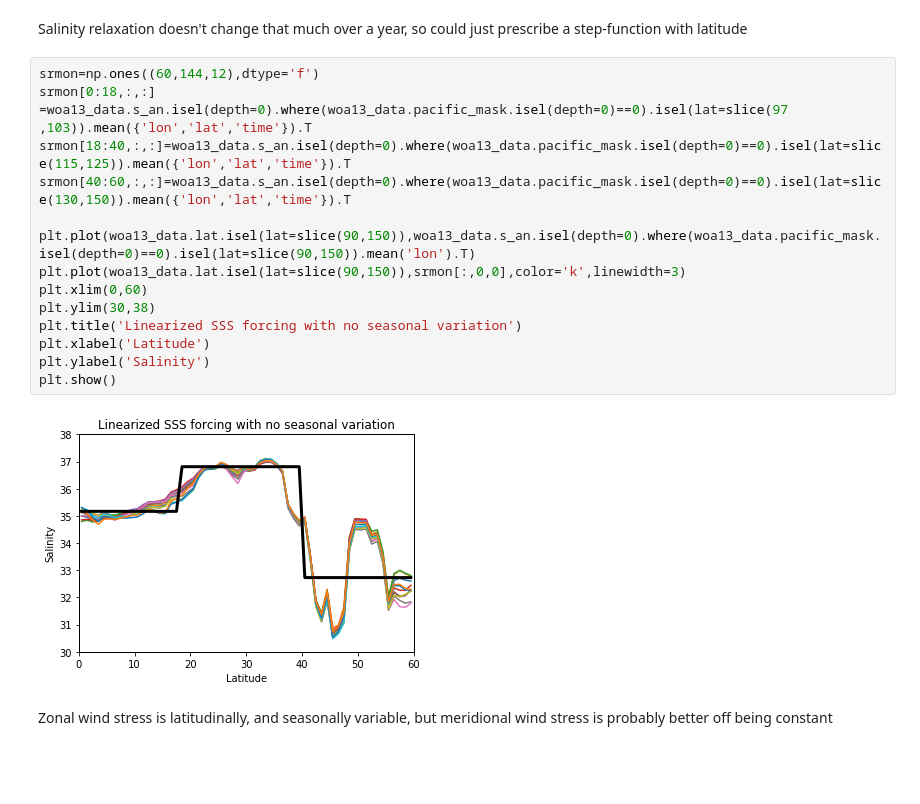
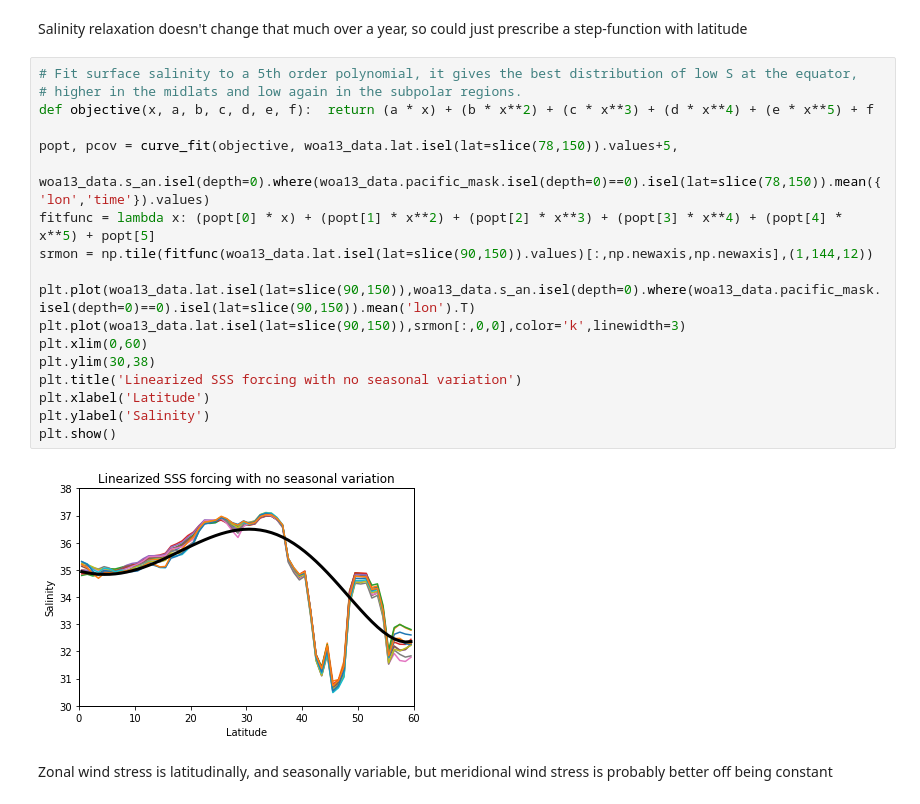
Before and after one commit to seamanticscience/Box_model, a Jupyter notebook: inpb.ipynb, the cells around one changed output. Cells and saved outputs as stored; diff of their text form; blank space fills up the shorter version.

Commit message:
Revise salinity relaxation for smoother field

```diff
--- a/inpb.ipynb
+++ b/inpb.ipynb
@@ -183,21 +186,25 @@ plt.show()
 # %% [markdown]
 Salinity relaxation doesn't change that much over a year, so could just prescribe a step-function with latitude
 # %%
-srmon=np.ones((60,144,12),dtype='f')
-srmon[0:18,:,:] =woa13_data.s_an.isel(depth=0).where(woa13_data.pacific_mask.isel(depth=0)==0).isel(lat=slice(97 ,103)).mean({'lon','lat','time'}).T
-srmon[18:40,:,:]=woa13_data.s_an.isel(depth=0).where(woa13_data.pacific_mask.isel(depth=0)==0).isel(lat=slice(115,125)).mean({'lon','lat','time'}).T
-srmon[40:60,:,:]=woa13_data.s_an.isel(depth=0).where(woa13_data.pacific_mask.isel(depth=0)==0).isel(lat=slice(130,150)).mean({'lon','lat','time'}).T
+# Fit surface salinity to a 5th order polynomial, it gives the best distribution of low S at the equator,
+# higher in the midlats and low again in the subpolar regions.
+def objective(x, a, b, c, d, e, f):  return (a * x) + (b * x**2) + (c * x**3) + (d * x**4) + (e * x**5) + f
+
+popt, pcov = curve_fit(objective, woa13_data.lat.isel(lat=slice(78,150)).values+5,
+                                   woa13_data.s_an.isel(depth=0).where(woa13_data.pacific_mask.isel(depth=0)==0).isel(lat=slice(78,150)).mean({'lon','time'}).values)
+fitfunc = lambda x: (popt[0] * x) + (popt[1] * x**2) + (popt[2] * x**3) + (popt[3] * x**4) + (popt[4] * x**5) + popt[5]
+srmon = np.tile(fitfunc(woa13_data.lat.isel(lat=slice(90,150)).values)[:,np.newaxis,np.newaxis],(1,144,12))
 
 plt.plot(woa13_data.lat.isel(lat=slice(90,150)),woa13_data.s_an.isel(depth=0).where(woa13_data.pacific_mask.isel(depth=0)==0).isel(lat=slice(90,150)).mean('lon').T)
 plt.plot(woa13_data.lat.isel(lat=slice(90,150)),srmon[:,0,0],color='k',linewidth=3)
 plt.xlim(0,60)
 plt.ylim(30,38)
 plt.title('Linearized SSS forcing with no seasonal variation')
 plt.xlabel('Latitude')
 plt.ylabel('Salinity')
 plt.show()
 # %% [output]
-[figure, old version]
+[figure, new version]
 # %% [markdown]
 Zonal wind stress is latitudinally, and seasonally variable, but meridional wind stress is probably better off being constant
 # %%
```
Also changed, not shown: parts of 13 cells of this notebook.
